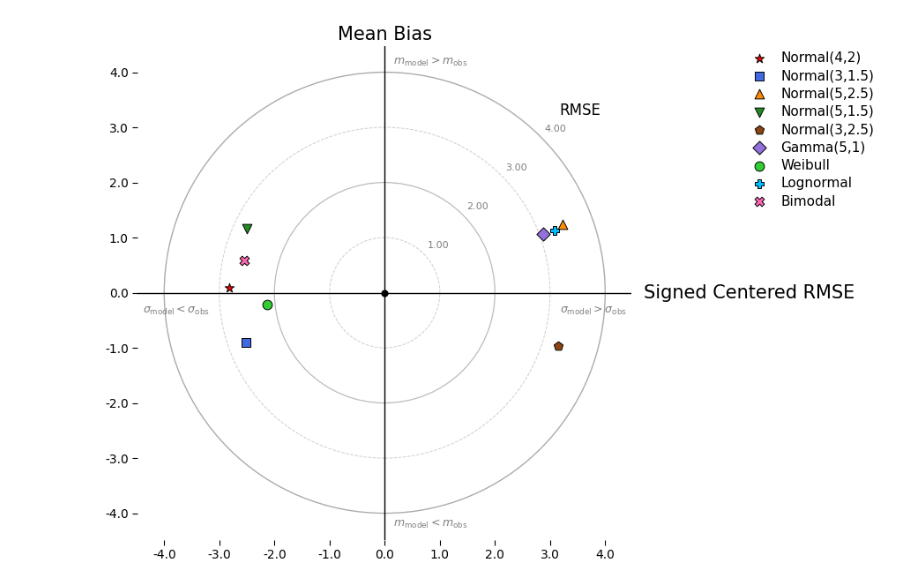
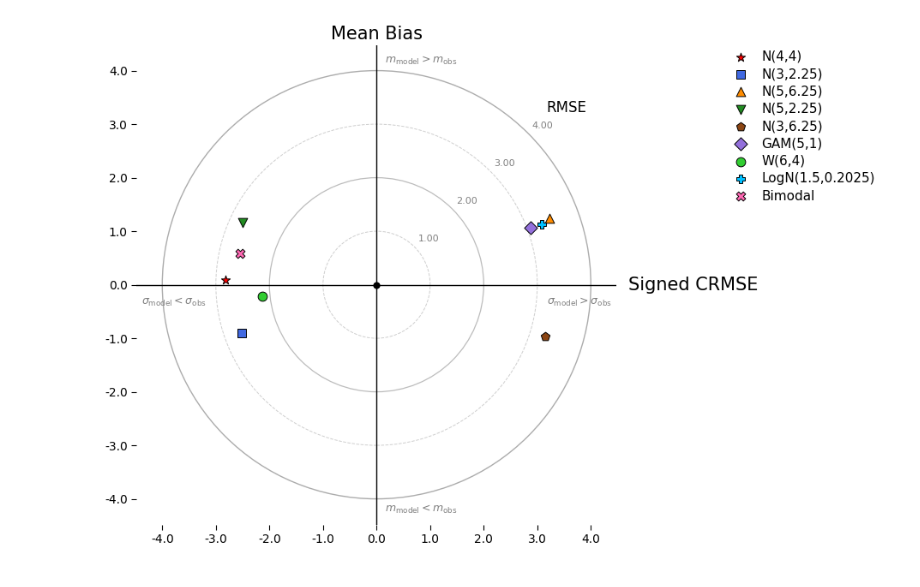
Before and after one commit to tiantiy/Wasserstein-Target-Diagram, a Jupyter notebook: Simulation_Equal_Length_Target_Diagram.ipynb, the cells around one changed output. Cells and saved outputs as stored; diff of their text form; code cells hidden in the pictures.

```diff
--- a/Simulation_Equal_Length_Target_Diagram.ipynb
+++ b/Simulation_Equal_Length_Target_Diagram.ipynb
@@ -587,7 +608,17 @@ RMSE = np.array(RMSE)
 # Summarize results
 # ========================================================
 
-Model_short = ["Normal(4,2)", "Normal(3,1.5)", "Normal(5,2.5)", "Normal(5,1.5)", "Normal(3,2.5)", "Gamma(5,1)", "Weibull", "Lognormal", "Bimodal"]
+Model_short = [
+    "N(4,4)",
+    "N(3,2.25)",
+    "N(5,6.25)",
+    "N(5,2.25)",
+    "N(3,6.25)",
+    "GAM(5,1)",
+    "W(6,4)",
+    "LogN(1.5,0.2025)",
+    "Bimodal"
+]
 
 results_target = pd.DataFrame({
     "Model": Model_short,
@@ -708,26 +739,26 @@ ax.text((rmax * 1.12) * np.cos(theta),
 
 # Highlight the correctly specified model in red
 model_colors = {
-    "Normal(4,2)": "red",
-    "Normal(3,1.5)": "royalblue",
-    "Normal(5,2.5)": "darkorange",
-    "Normal(5,1.5)": "forestgreen",
-    "Normal(3,2.5)": "saddlebrown",
-    "Gamma(5,1)": "mediumpurple",
-    "Weibull": "limegreen",
-    "Lognormal": "deepskyblue",
+    "N(4,4)": "red",
+    "N(3,2.25)": "royalblue",
+    "N(5,6.25)": "darkorange",
+    "N(5,2.25)": "forestgreen",
+    "N(3,6.25)": "saddlebrown",
+    "GAM(5,1)": "mediumpurple",
+    "W(6,4)": "limegreen",
+    "LogN(1.5,0.2025)": "deepskyblue",
     "Bimodal": "hotpink"
 }
 
 model_markers = {
-    "Normal(4,2)": "*",
-    "Normal(3,1.5)": "s",
-    "Normal(5,2.5)": "^",
-    "Normal(5,1.5)": "v",
-    "Normal(3,2.5)": "p",
-    "Gamma(5,1)": "D",
-    "Weibull": "o",
-    "Lognormal": "P",
+    "N(4,4)": "*",
+    "N(3,2.25)": "s",
+    "N(5,6.25)": "^",
+    "N(5,2.25)": "v",
+    "N(3,6.25)": "p",
+    "GAM(5,1)": "D",
+    "W(6,4)": "o",
+    "LogN(1.5,0.2025)": "P",
     "Bimodal": "X"
 }
 
@@ -835,7 +866,7 @@ ax.set_ylabel("")
 ax.text(
     limit * 1.05,
     0,
-    r"Signed Centered RMSE",
+    r"Signed CRMSE",
     fontsize=15,
     ha="left",
     va="center",
@@ -942,31 +973,31 @@ ax.xaxis.set_major_formatter(FormatStrFormatter(tick_format))
 ax.yaxis.set_major_formatter(FormatStrFormatter(tick_format))
 
 ax.tick_params(direction="out", labelsize=10, length=4)
 
 
 
 # ------------------------------------------------------------
 # Layout
 # ------------------------------------------------------------
 
 plt.subplots_adjust(
     left=0.08,
     right=0.78,
     bottom=0.08,
     top=0.97
 )
 
 
 # ------------------------------------------------------------
 # Save figure
 # ------------------------------------------------------------
 
 plt.savefig(
     "/content/sample_data/Simulation_Equal_Length_Target_Diagram.pdf",
     dpi=300,
     bbox_inches="tight"
 )
 
 plt.show()
 # %% [output]
-[figure, old version]
+[figure, new version]
```
Also changed, not shown: parts of 4 cells of this notebook.
